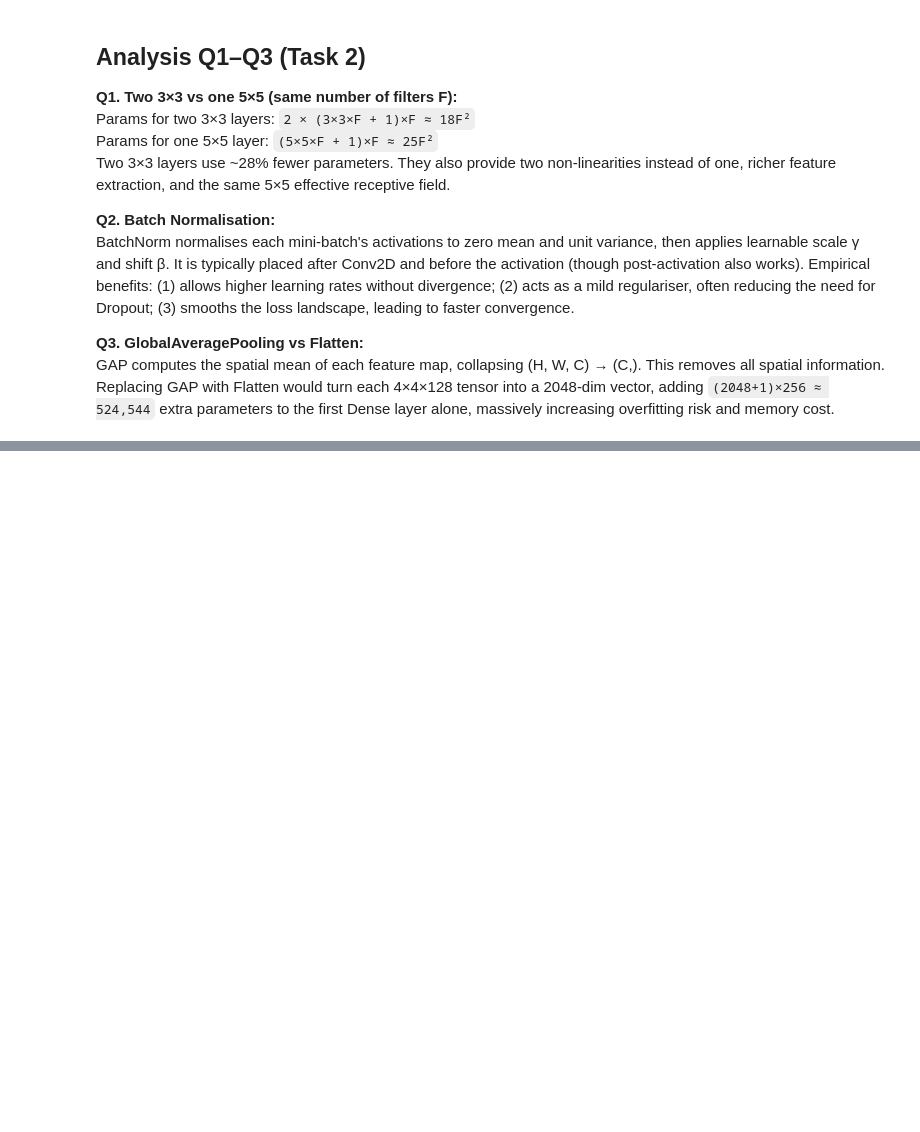
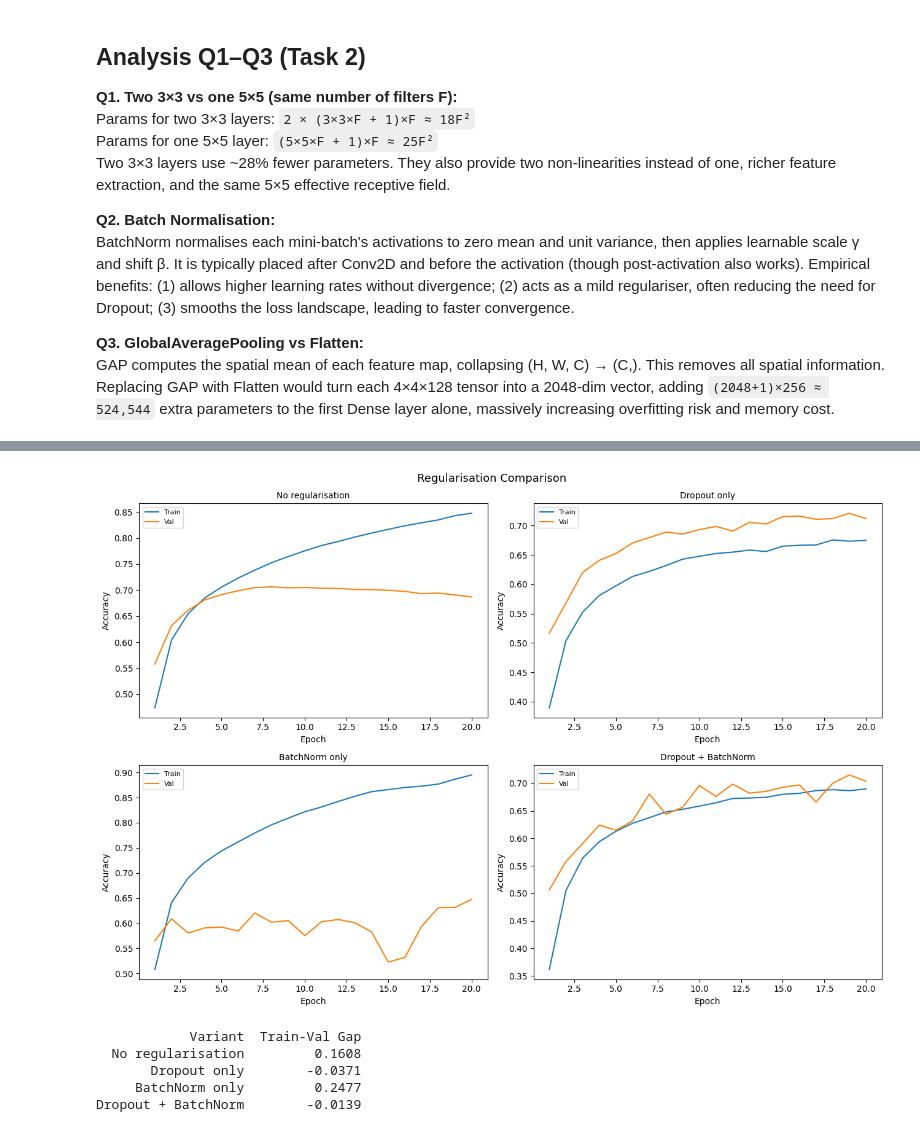
Before and after one commit to me-pranjal-jha/CNN_LAB_RGIPT, a Jupyter notebook: CNN_Lab_Assignment.ipynb, the cells around one changed output, grey strips where cells are left out. Cells and saved outputs as stored; diff of their text form; code cells hidden in the pictures; blank space fills up the shorter version.

```diff
--- a/CNN_Lab_Assignment.ipynb
+++ b/CNN_Lab_Assignment.ipynb
@@ -471,0 +604,66 @@ and memory cost.
+# %%
+from tensorflow.keras.layers import (
+    Input, Conv2D, BatchNormalization, Activation,
+    MaxPooling2D, Flatten, Dense, Dropout
+)
+from tensorflow.keras import Model
+
+def build_reg_cnn(use_dropout=False, use_bn=False):
+    inputs = Input(shape=(32,32,3))
+
+    for filters in [32, 64]:
+        x = Conv2D(filters, (3,3), padding='same', activation=None if use_bn else 'relu')(
+            inputs if filters == 32 else x)
+        if use_bn:
+            x = BatchNormalization()(x)
+            x = Activation('relu')(x)
+        x = MaxPooling2D(2)(x)
+        if use_dropout:
+            x = Dropout(0.3)(x)
+
+    x = Flatten()(x)
+    if use_dropout:
+        x = Dropout(0.5)(x)
+    outputs = Dense(10, activation='softmax')(x)
+    return Model(inputs, outputs)
+
+variants = [
+    ('No regularisation',       build_reg_cnn(False, False)),
+    ('Dropout only',            build_reg_cnn(True,  False)),
+    ('BatchNorm only',          build_reg_cnn(False, True)),
+    ('Dropout + BatchNorm',     build_reg_cnn(True,  True)),
+]
+
+fig, axes = plt.subplots(2, 2, figsize=(13, 9))
+gaps = []
+
+for idx, (name, model) in enumerate(variants):
+    tf.random.set_seed(42)
+    model.compile(optimizer=Adam(1e-3),
+                  loss='categorical_crossentropy', metrics=['accuracy'])
+    h = model.fit(cifar_x_train_p, cifar_y_train_p,
+                  epochs=20, batch_size=64,
+                  validation_split=0.1, verbose=0)
+    ax = axes[idx//2][idx%2]
+    ep = range(1, 21)
+    ax.plot(ep, h.history['accuracy'],     label='Train')
+    ax.plot(ep, h.history['val_accuracy'], label='Val')
+    ax.set_title(name, fontsize=10)
+    ax.set_xlabel('Epoch'); ax.set_ylabel('Accuracy')
+    ax.legend(fontsize=8)
+    gap = h.history['accuracy'][-1] - h.history['val_accuracy'][-1]
+    gaps.append({'Variant': name, 'Train-Val Gap': round(gap, 4)})
+
+plt.suptitle('Regularisation Comparison', fontsize=13)
+plt.tight_layout()
+plt.savefig('regularisation_curves.png', dpi=120)
+plt.show()
+
+print(pd.DataFrame(gaps).to_string(index=False))
+# %% [output]
+[figure, added]
+            Variant  Train-Val Gap
+  No regularisation         0.1608
+       Dropout only        -0.0371
+     BatchNorm only         0.2477
+Dropout + BatchNorm        -0.0139
```
Also changed, not shown: parts of 8 cells of this notebook.
